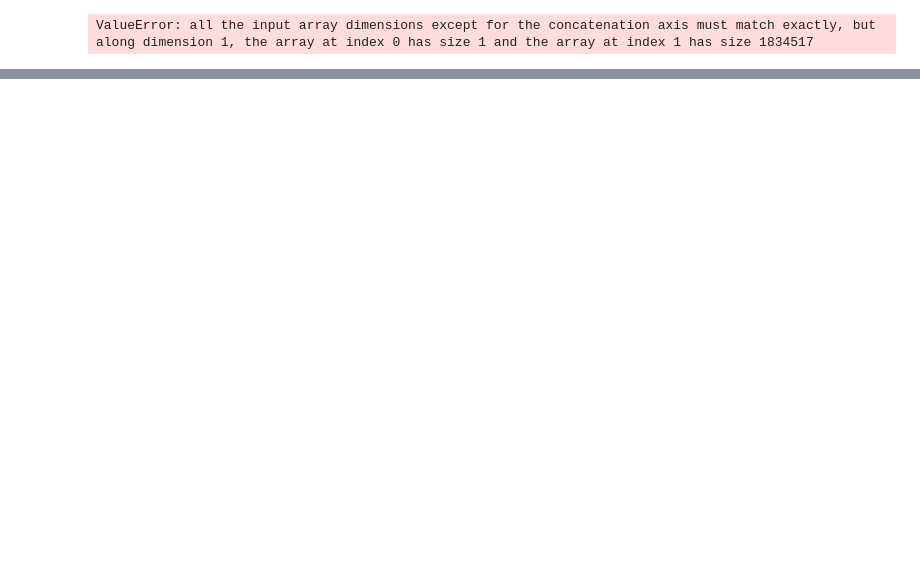
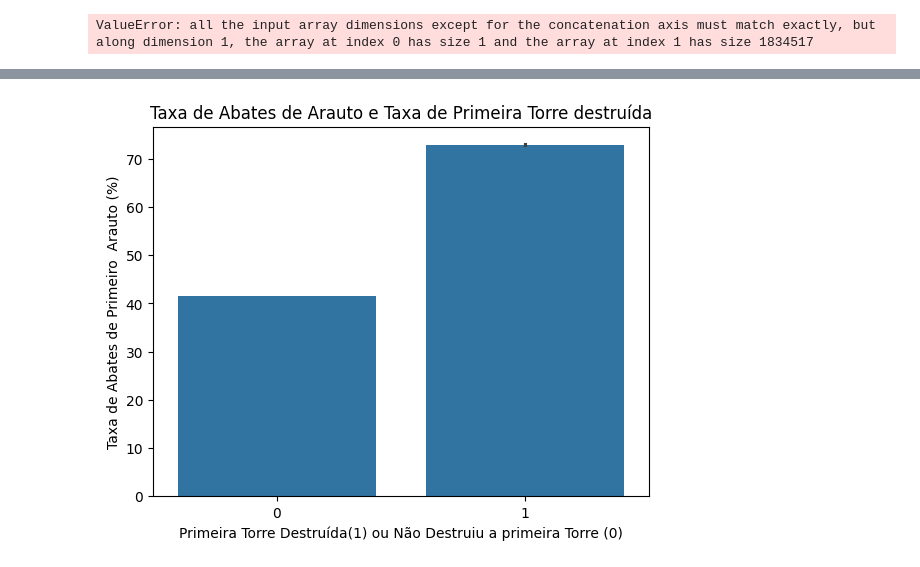
Before and after one commit to mateuszaparoli/TP_ICD, a Jupyter notebook: TP_ICD.ipynb, the cells around one changed output, grey strips where cells are left out. Saved outputs shown, nothing was run; the diff lists cells and outputs as text; code cells hidden in the pictures; blank space fills up the shorter version.

```diff
--- a/TP_ICD.ipynb
+++ b/TP_ICD.ipynb
@@ -463,0 +490,12 @@ Correlação: 0.4648679515971799
+# %%
+import seaborn as sns
+import matplotlib.pyplot as plt
+
+# Exemplo: Taxa de firstblood em vitórias e derrotas
+sns.barplot(x='firstharry', y='firsttower', data=df_merged2, estimator=lambda x: sum(x) / len(x) * 100)
+plt.title('Taxa de Abates de Arauto e Taxa de Primeira Torre destruída')
+plt.xlabel('Primeira Torre Destruída(1) ou Não Destruiu a primeira Torre (0)')
+plt.ylabel('Taxa de Abates de Primeiro  Arauto (%)')
+plt.show()
+# %% [output]
+[figure, added]
```
Also changed, not shown: parts of 9 cells of this notebook, 4 other files.
